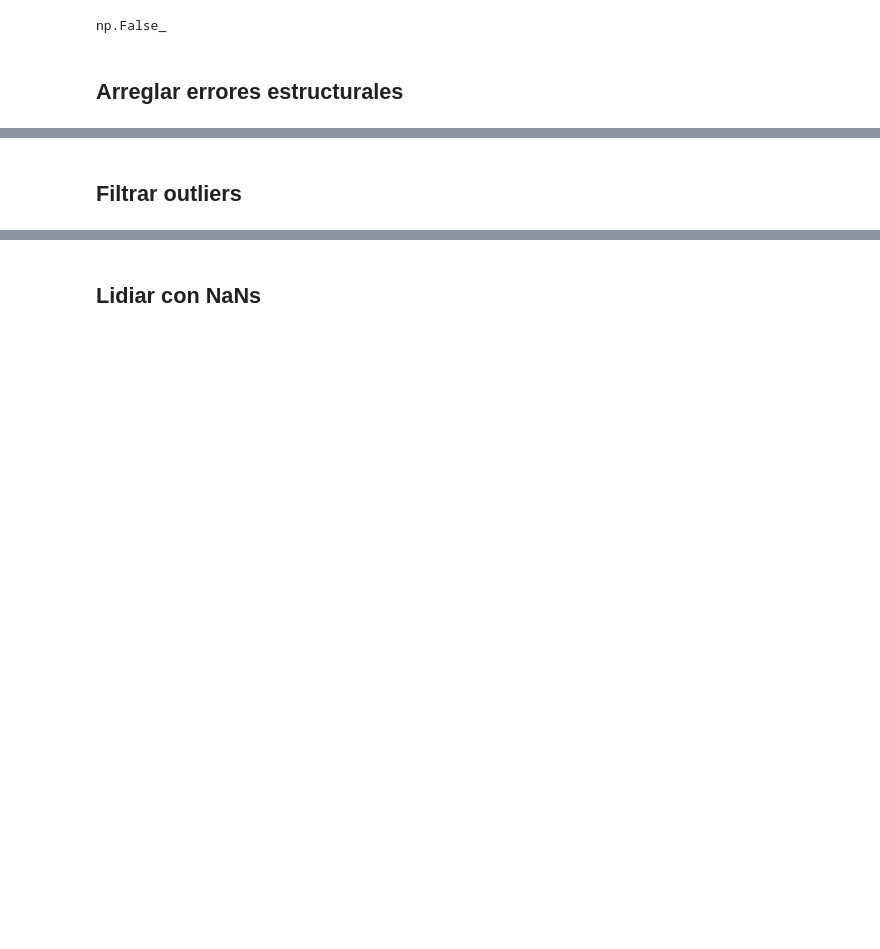
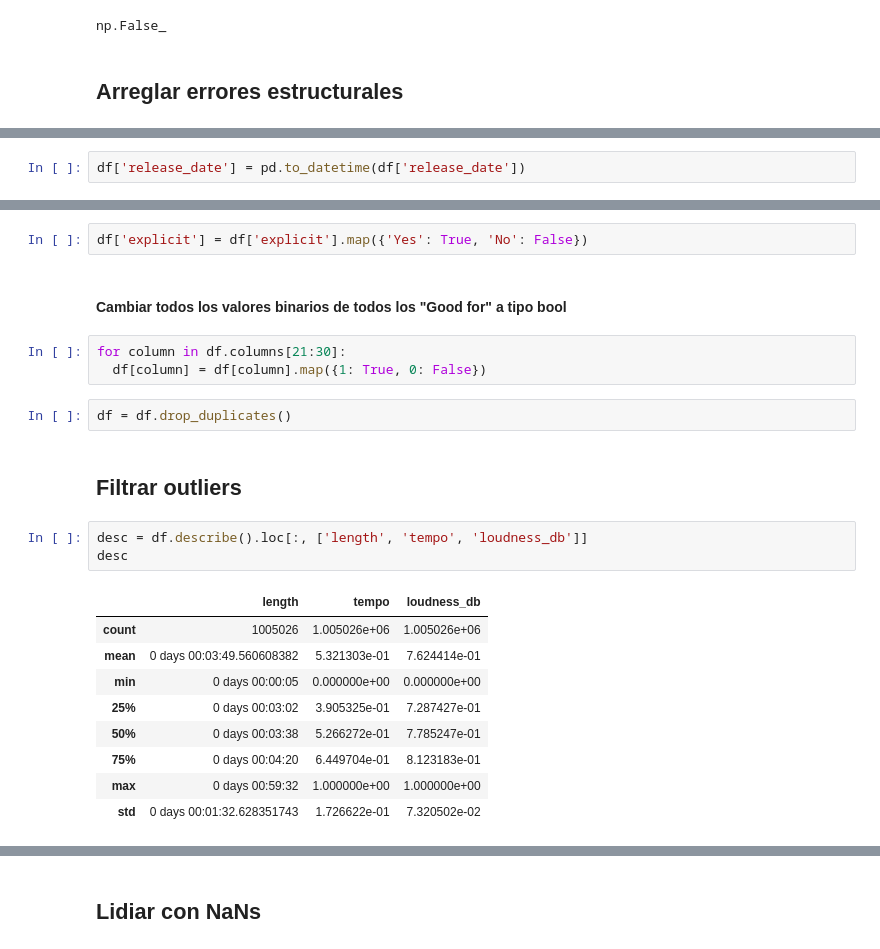
Before and after one commit to Facusc16/data_flow, a Jupyter notebook: Data_&_Flow.ipynb, the cells around one changed output, grey strips where cells are left out. Cells and saved outputs as stored; diff of their text form; blank space fills up the shorter version.

```diff
--- a/Data_&_Flow.ipynb
+++ b/Data_&_Flow.ipynb
@@ -61,0 +177,2 @@ np.False_
+# %%
+df['release_date'] = pd.to_datetime(df['release_date'])
@@ -62,2 +181,24 @@ np.False_
+# %%
+df['explicit'] = df['explicit'].map({'Yes': True, 'No': False})
+# %% [markdown]
+#### Cambiar todos los valores binarios de todos los "Good for" a tipo bool
+# %%
+for column in df.columns[21:30]:
+  df[column] = df[column].map({1: True, 0: False})
+# %%
+df = df.drop_duplicates()
 # %% [markdown]
-## Filtrar outliers
+## **Filtrar outliers**
+# %%
+desc = df.describe().loc[:, ['length', 'tempo', 'loudness_db']]
+desc
+# %% [output]
+|  | length | tempo | loudness_db |
+| count | 1005026 | 1.005026e+06 | 1.005026e+06 |
+| mean | 0 days 00:03:49.560608382 | 5.321303e-01 | 7.624414e-01 |
+| min | 0 days 00:00:05 | 0.000000e+00 | 0.000000e+00 |
+| 25% | 0 days 00:03:02 | 3.905325e-01 | 7.287427e-01 |
+| 50% | 0 days 00:03:38 | 5.266272e-01 | 7.785247e-01 |
+| 75% | 0 days 00:04:20 | 6.449704e-01 | 8.123183e-01 |
+| max | 0 days 00:59:32 | 1.000000e+00 | 1.000000e+00 |
+| std | 0 days 00:01:32.628351743 | 1.726622e-01 | 7.320502e-02 |
```
Also changed, not shown: parts of 74 cells of this notebook.
